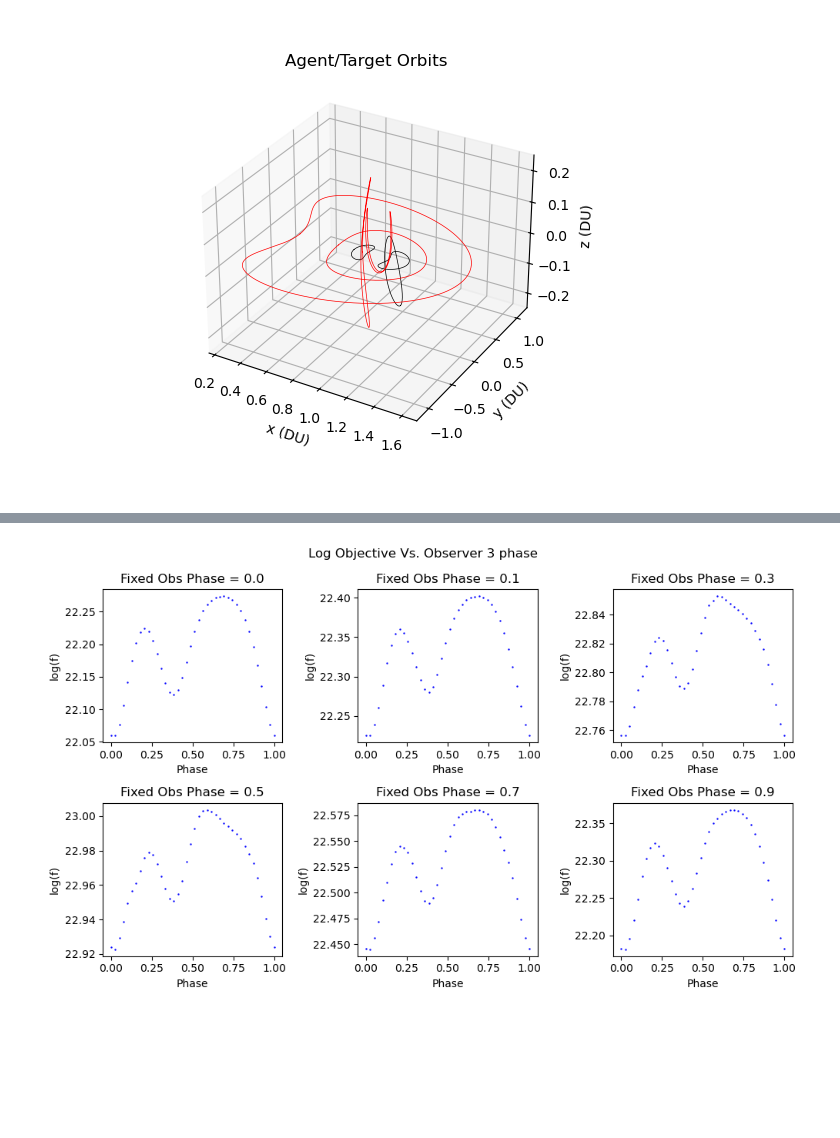
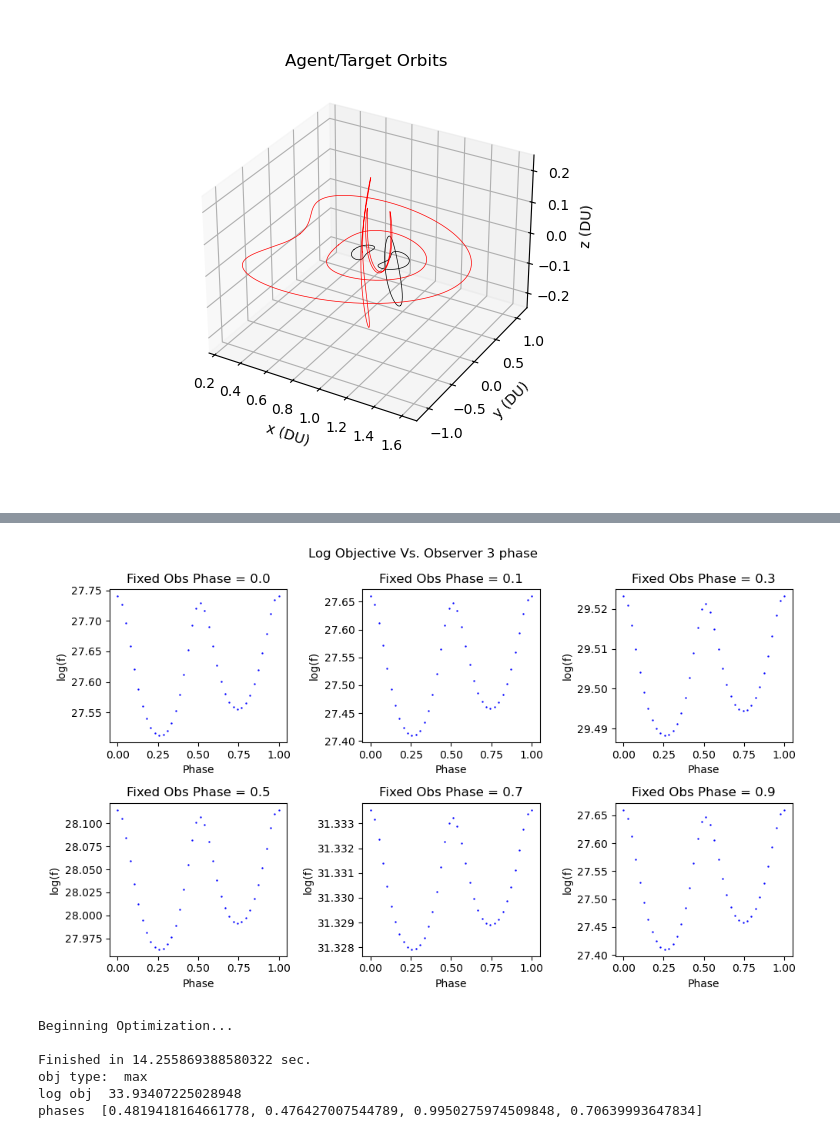
Before and after one commit to Malav-P/sensor_phase_task, a Jupyter notebook: example/ssa_problem_test.ipynb, the cells around one changed output, grey strips where cells are left out. Drawn from its saved outputs; the diff is of its cells as text; code cells hidden in the pictures; blank space fills up the shorter version.

```diff
--- a/example/ssa_problem_test.ipynb
+++ b/example/ssa_problem_test.ipynb
@@ -150,44 +148,0 @@ visualize_info_vs_phase(prob, phases, 4, 2)
-# %%
-fig, axs = plt.subplots(2, 3, figsize=(10,6))
-observer = 3
-n_observers = prob.num_agents
-fig.suptitle(f"Log Objective Vs. Observer {observer} phase")
-
-phases = np.linspace(0.0, 1.0, 40)
-
-fixed_phases = [0.0, 0.1, 0.3, 0.5, 0.7, 0.9]
-
-for i, ax in enumerate(axs.flatten()):
-    sols = np.zeros_like(phases)
-
-    x = [fixed_phases[i]]*n_observers
-
-    for j, phase in enumerate(phases):
-        x[observer-1] = phase
-        sols[j] = -prob.fitness(x)[0]
-
-    ax.set_xlabel("Phase")
-    ax.set_ylabel("log(f)")
-    ax.set_title(f"Fixed Obs Phase = {fixed_phases[i]}")
-    ax.scatter(phases, np.log(sols), color = "blue", marker='.', s=2)
-
-
-plt.tight_layout()
-plt.show()
-# %% [output]
-[figure, removed]
-# %%
-
-# Define the function
-f = lambda x, y: np.log(-prob.fitness( [x, y])[0])
-
-# Generate data
-x = np.linspace(0, 1, 40)
-y = np.linspace(0, 1, 40)
-
-Z = np.zeros(shape=(y.size, x.size))
-
-# Evaluate the function at each point
-for i in range(len(x)):
-    for j in range(len(y)):
-        Z[j, i] = f(x[i], y[j])
@@ -218,13 +148,0 @@ ani= render(prob, [0.939, 0.416], fig=3, control=None)
-# %%
-phases = np.linspace(0, 1, 40)
-sols = np.zeros_like(phases)
-
-for i, phase in enumerate(phases):
-    sols[i] = prob.fitness( [0.0, phase])[0]
-# %%
-# sub region of the original image
-x1, x2, y1, y2 = 0, 0.005, 24.86, 24.87
-
-
-zoomed_phases = np.linspace(x1, x2, 40)
-zoomed_info = np.log([-prob.fitness([0.0, phase])[0] for phase in zoomed_phases])
@@ -269,0 +149,20 @@ plt.show()
+# %%
+_visualize_info_other_observers_fixed(prob=prob, observer=3, fig_num=5)
+# %% [output]
+[figure, added]
+# %%
+Y = np.array([x0_1, x0_2, x0_9])
+Y_periods = np.array([ 3.225, 3.225, 3.7132531304869154])
+X = np.array([x0_7, x0_8, x0_10, x0_11])
+X_periods = np.array([ 6.15436531128442, 5.0298610501976651,4.0644559461513419, 3.7265552310265724])
+phases, control, objective = greedy_search(Y, Y_periods, X, X_periods, init_phase_guess=None, opt=opt)
+print(f"obj type: ", opt)
+print("log obj ", np.log(objective))
+print("phases ", phases)
+# %% [output]
+Beginning Optimization...
+
+Finished in 14.255869388580322 sec.
+obj type:  max
+log obj  33.93407225028948
+phases  [0.4819418164661778, 0.476427007544789, 0.9950275974509848, 0.70639993647834]
```
Also changed, not shown: parts of 8 cells of this notebook, 3 other files.
